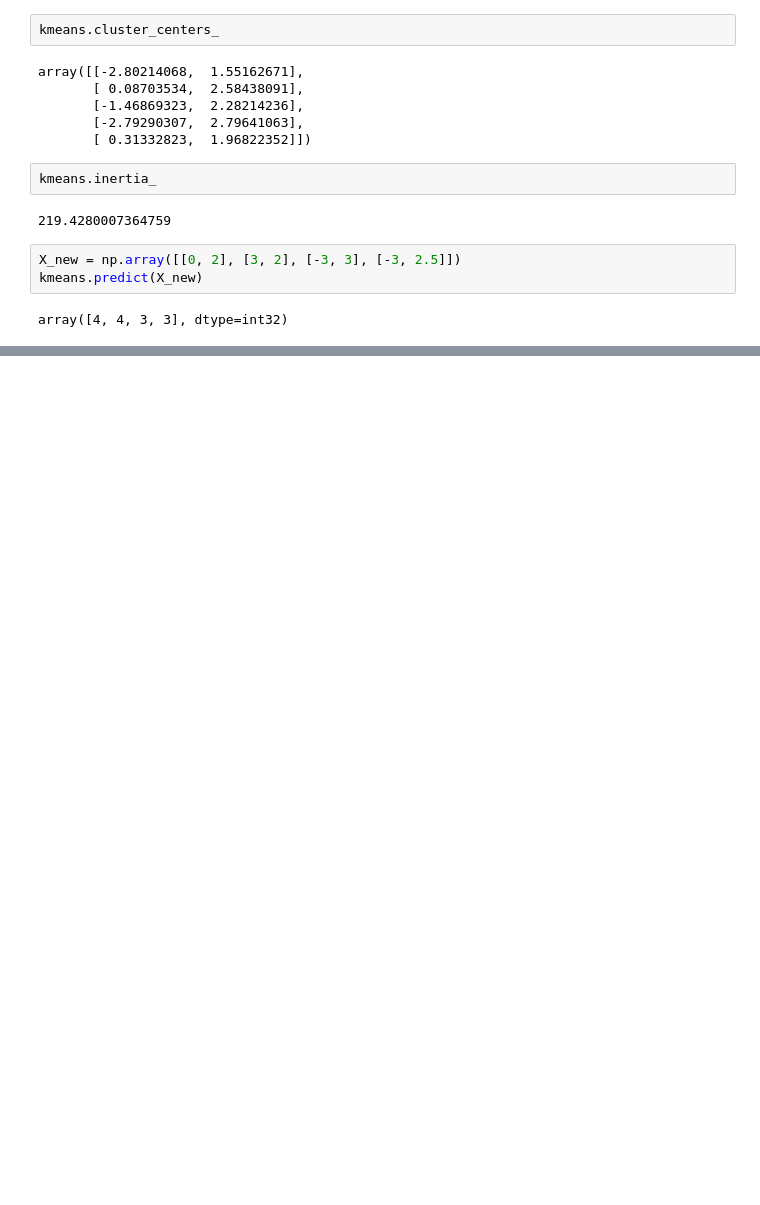
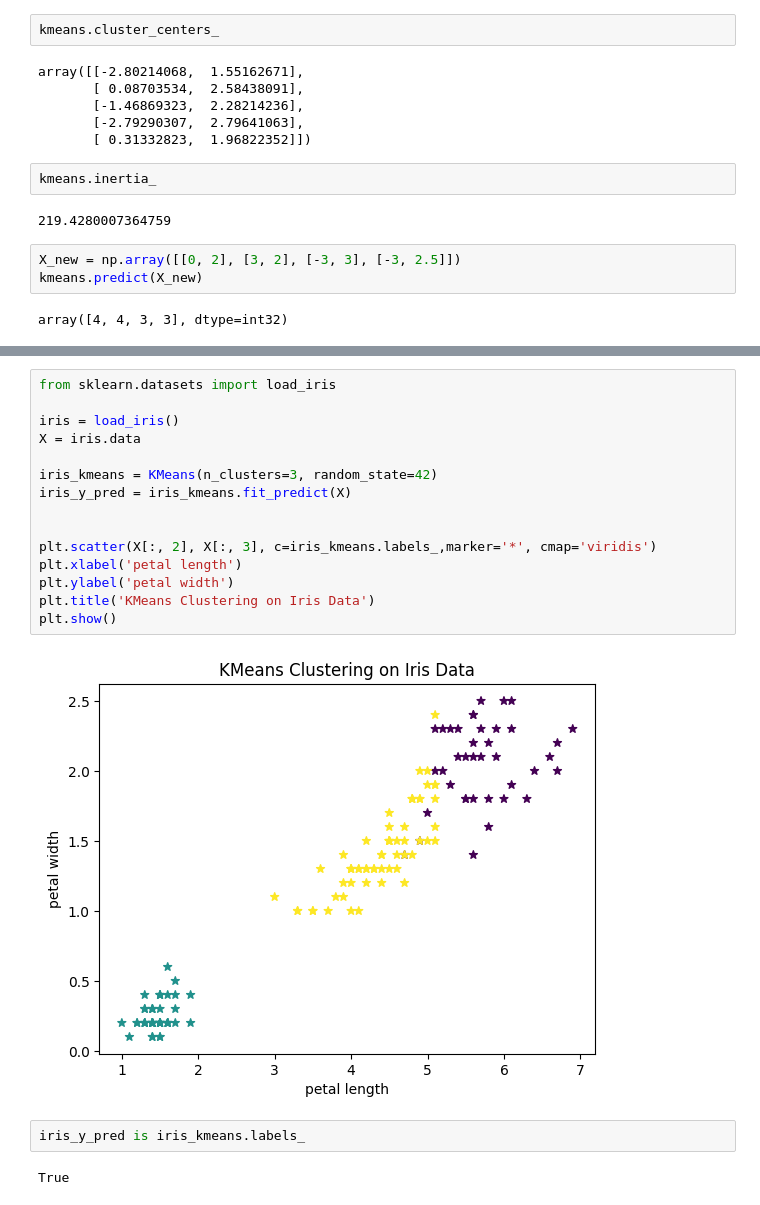
Before and after one commit to khalidkhankakar/Hands-on-Machine-Learning, a Jupyter notebook: unsupervise_learning/main.ipynb, the cells around one changed output, grey strips where cells are left out. Drawn from its saved outputs; the diff is of its cells as text; blank space fills up the shorter version.

Commit message:
kmeans on iris dataset

```diff
--- a/unsupervise_learning/main.ipynb
+++ b/unsupervise_learning/main.ipynb
@@ -57,0 +69,21 @@ array([4, 4, 3, 3], dtype=int32)
+# %%
+from sklearn.datasets import load_iris
+
+iris = load_iris()
+X = iris.data
+
+iris_kmeans = KMeans(n_clusters=3, random_state=42)
+iris_y_pred = iris_kmeans.fit_predict(X)
+
+
+plt.scatter(X[:, 2], X[:, 3], c=iris_kmeans.labels_,marker='*', cmap='viridis')
+plt.xlabel('petal length')
+plt.ylabel('petal width')
+plt.title('KMeans Clustering on Iris Data')
+plt.show()
+# %% [output]
+[figure, added]
+# %%
+iris_y_pred is iris_kmeans.labels_
+# %% [output]
+True
```
Also changed, not shown: parts of 2 cells of this notebook.
